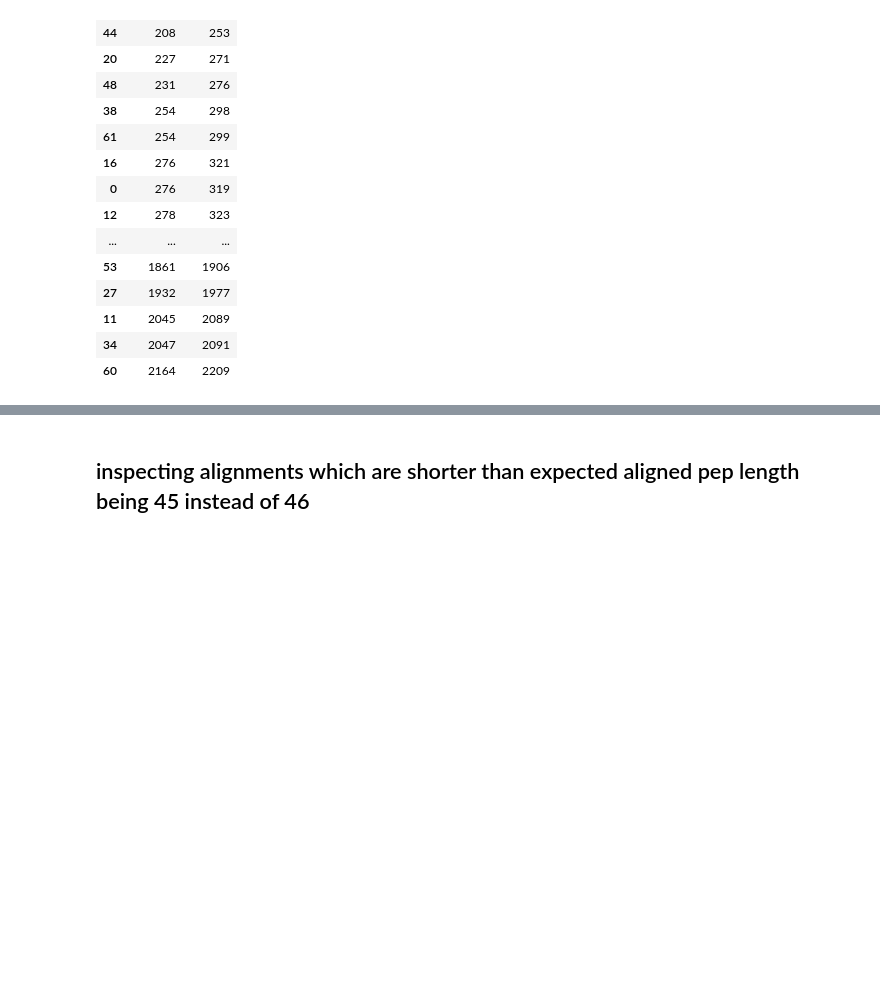
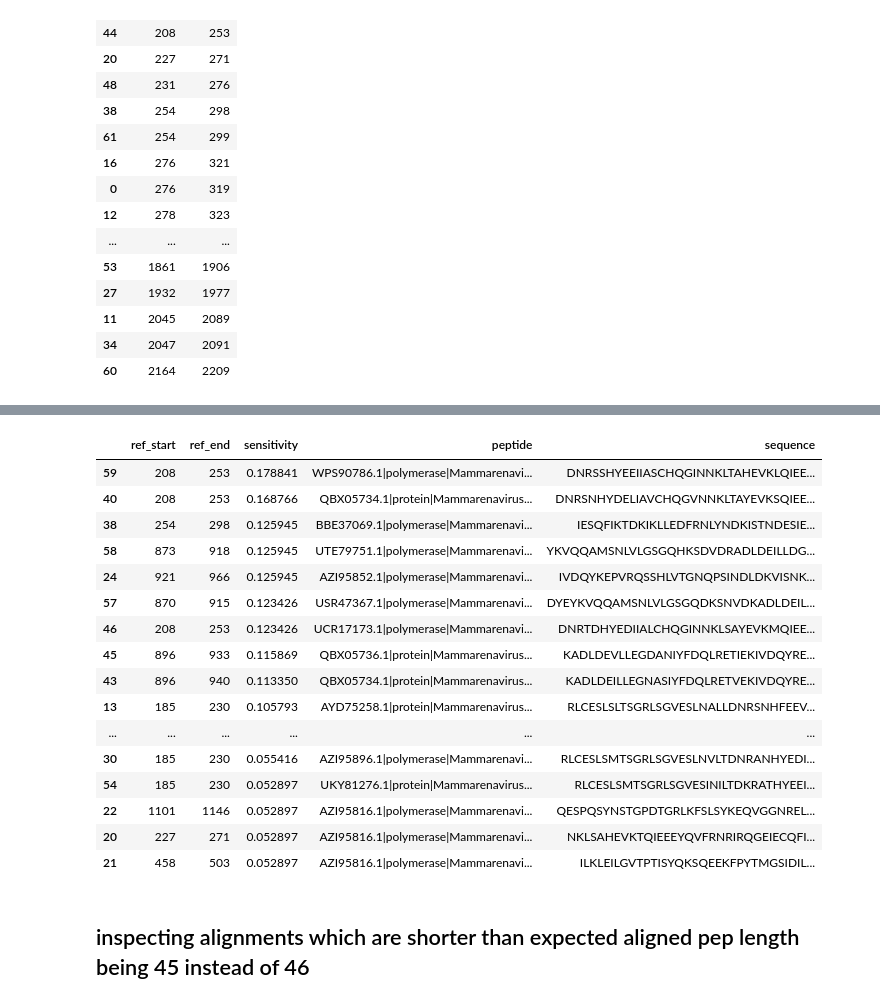
Before and after one commit to sporak577/lasv_phipseq_2026, a Jupyter notebook: draw_signal_to_LASV_polymerase.ipynb, the cells around one changed output, grey strips where cells are left out. Saved outputs shown, nothing was run; the diff lists cells and outputs as text; code cells hidden in the pictures; blank space fills up the shorter version.

```diff
--- a/draw_signal_to_LASV_polymerase.ipynb
+++ b/draw_signal_to_LASV_polymerase.ipynb
@@ -6,6 +6,9 @@ from Bio import SeqIO
 
 
 pep_hits_long = pd.read_csv('long_091826.csv')
+
+
+pep_hits = pd.read_csv('pep_hits_wo_taxa_to_remove_091826.csv')
 # %%
 lassa = pep_hits_long[pep_hits_long['species'] == 'Mammarenavirus lassaense'].copy()
 # %% [markdown]
@@ -193,6 +196,28 @@ np_mapping.sort_values("alignment_length").head(2)
 |  | sequence | score | ref_start | ref_end | ref_positions | pep_start | pep_end | aligned_pep_length | ... |
 | 50 | KVDVCDDDVEHLEFQFKRASPVLKFLYANLDPS... | 120.0 | 279 | 314 | [279, 280, 281, 282, 283, 284, 28... | 4 | 39 | 36 | ... |
 | 32 | LDEVLLDGGASMYFDQLRETVEKIVDQYKEPLR... | 148.0 | 898 | 933 | [898, 899, 900, 901, 902, 903, 90... | 1 | 36 | 36 | ... |
+# %%
+np_mapping = np_mapping.merge(pep_hits[['peptide', 'sensitivity', 'specificity', 'sequence']], on='sequence', how='left')
+
+np_mapping.sort_values(['sensitivity'], ascending=False)[['ref_start', 'ref_end', 'sensitivity', 'peptide', 'sequence']].head(50)
+# %% [output]
+|  | ref_start | ref_end | sensitivity | peptide | sequence |
+| 59 | 208 | 253 | 0.178841 | WPS90786.1|polymerase|Mammarenavi... | DNRSSHYEEIIASCHQGINNKLTAHEVKLQIEE... |
+| 40 | 208 | 253 | 0.168766 | QBX05734.1|protein|Mammarenavirus... | DNRSNHYDELIAVCHQGVNNKLTAYEVKSQIEE... |
+| 38 | 254 | 298 | 0.125945 | BBE37069.1|polymerase|Mammarenavi... | IESQFIKTDKIKLLEDFRNLYNDKISTNDESIE... |
+| 58 | 873 | 918 | 0.125945 | UTE79751.1|polymerase|Mammarenavi... | YKVQQAMSNLVLGSGQHKSDVDRADLDEILLDG... |
+| 24 | 921 | 966 | 0.125945 | AZI95852.1|polymerase|Mammarenavi... | IVDQYKEPVRQSSHLVTGNQPSINDLDKVISNK... |
+| 57 | 870 | 915 | 0.123426 | USR47367.1|polymerase|Mammarenavi... | DYEYKVQQAMSNLVLGSGQDKSNVDKADLDEIL... |
+| 46 | 208 | 253 | 0.123426 | UCR17173.1|polymerase|Mammarenavi... | DNRTDHYEDIIALCHQGINNKLSAYEVKMQIEE... |
+| 45 | 896 | 933 | 0.115869 | QBX05736.1|protein|Mammarenavirus... | KADLDEVLLEGDANIYFDQLRETIEKIVDQYRE... |
+| 43 | 896 | 940 | 0.113350 | QBX05734.1|protein|Mammarenavirus... | KADLDEILLEGNASIYFDQLRETVEKIVDQYRE... |
+| 13 | 185 | 230 | 0.105793 | AYD75258.1|protein|Mammarenavirus... | RLCESLSLTSGRLSGVESLNALLDNRSNHFEEV... |
+| ... | ... | ... | ... | ... | ... |
+| 30 | 185 | 230 | 0.055416 | AZI95896.1|polymerase|Mammarenavi... | RLCESLSMTSGRLSGVESLNVLTDNRANHYEDI... |
+| 54 | 185 | 230 | 0.052897 | UKY81276.1|protein|Mammarenavirus... | RLCESLSMTSGRLSGVESINILTDKRATHYEEI... |
+| 22 | 1101 | 1146 | 0.052897 | AZI95816.1|polymerase|Mammarenavi... | QESPQSYNSTGPDTGRLKFSLSYKEQVGGNREL... |
+| 20 | 227 | 271 | 0.052897 | AZI95816.1|polymerase|Mammarenavi... | NKLSAHEVKTQIEEEYQVFRNRIRQGEIECQFI... |
+| 21 | 458 | 503 | 0.052897 | AZI95816.1|polymerase|Mammarenavi... | ILKLEILGVTPTISYQKSQEEKFPYTMGSIDIL... |
 # %% [markdown]
 ## inspecting alignments which are shorter than expected aligned pep length being 45 instead of 46
 # %%
```
Also changed, not shown: parts of 1 cell of this notebook, 21 other files.
